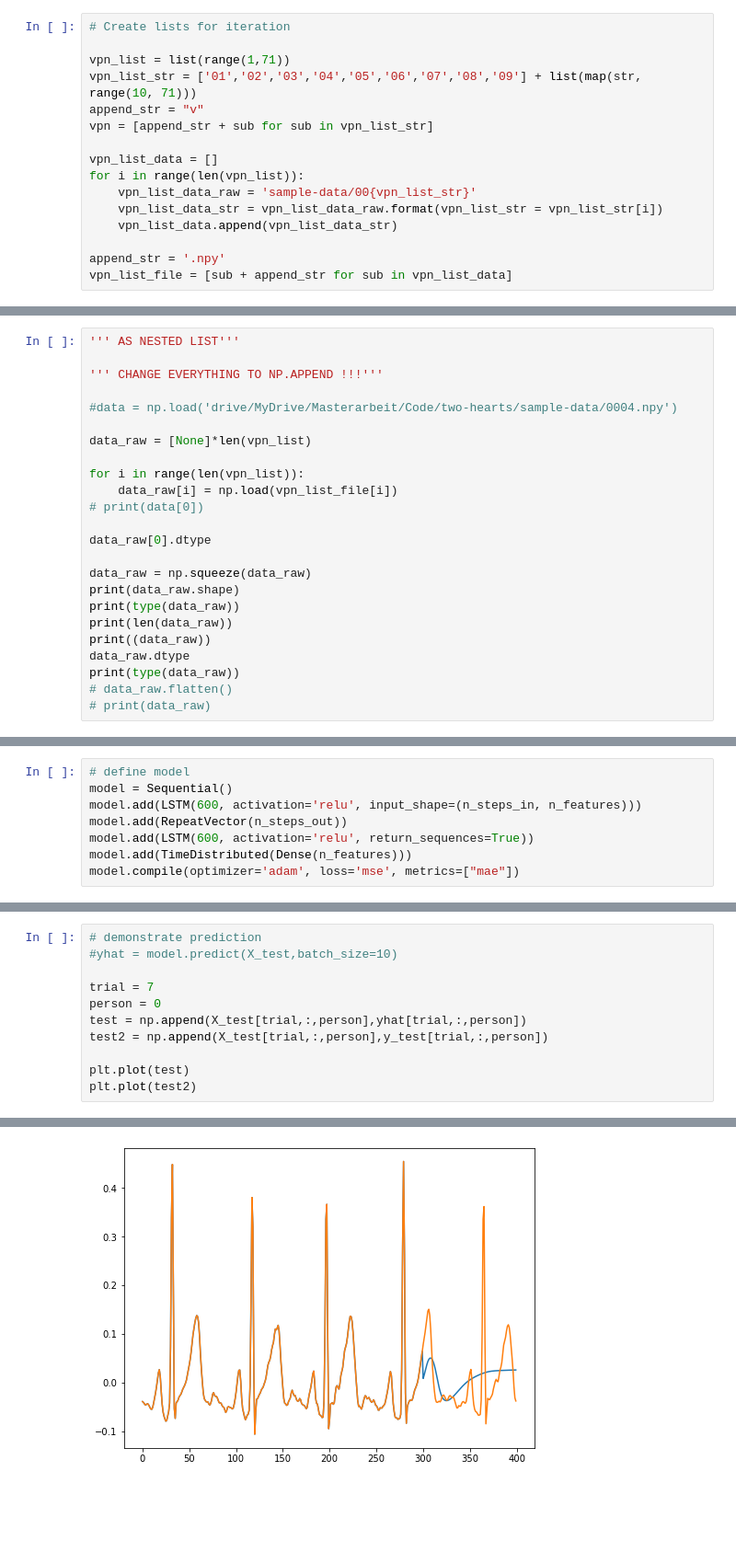
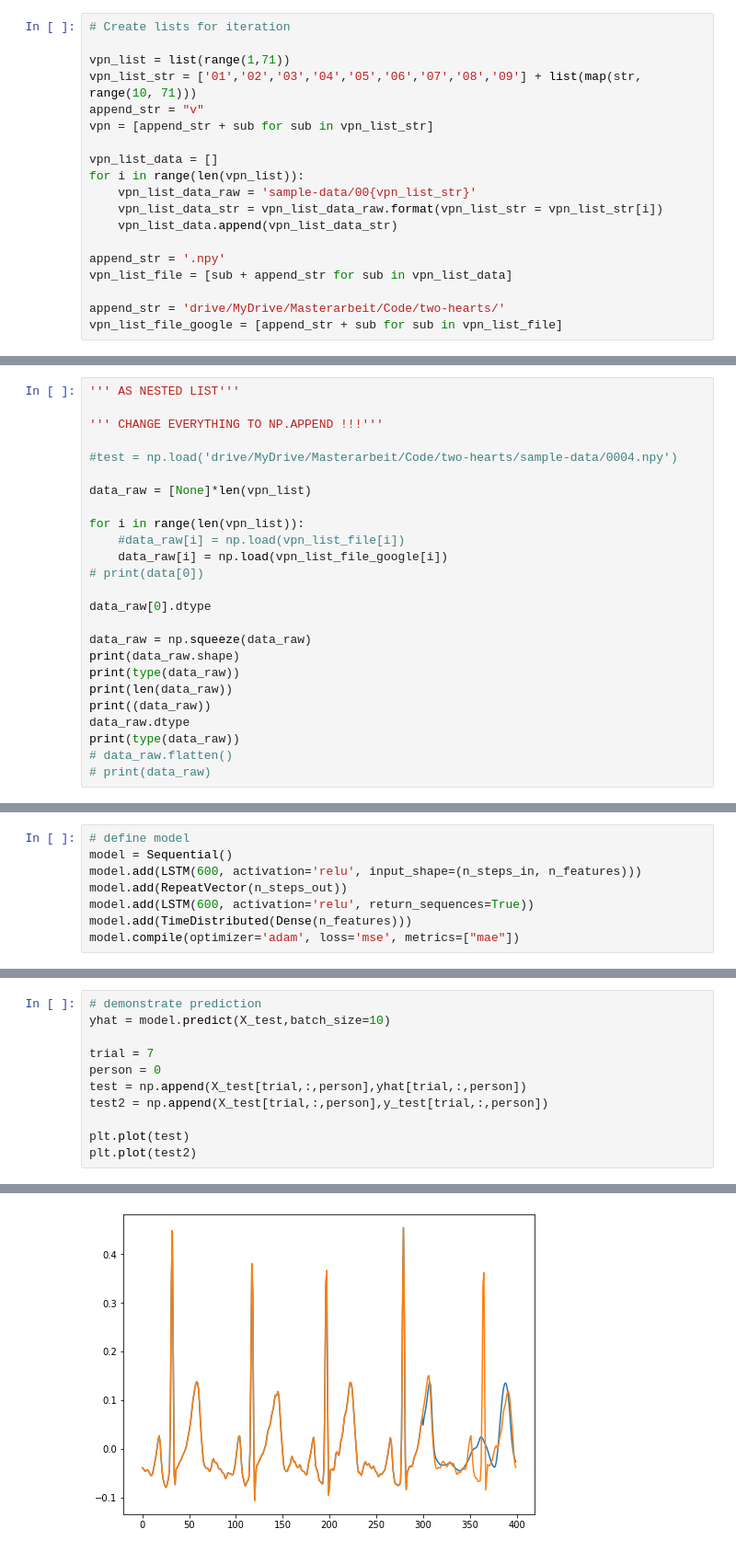
Before and after one commit to thevizzerd/two-hearts, a Jupyter notebook: 02_2D_two-hearts.ipynb, the cells around one changed output, grey strips where cells are left out. Shown at 92% size. Cells and saved outputs as stored; diff of their text form; blank space fills up the shorter version.

```diff
--- a/02_2D_two-hearts.ipynb
+++ b/02_2D_two-hearts.ipynb
@@ -39,6 +59,9 @@ for i in range(len(vpn_list)):
 
 append_str = '.npy'
 vpn_list_file = [sub + append_str for sub in vpn_list_data]
+
+append_str = 'drive/MyDrive/Masterarbeit/Code/two-hearts/'
+vpn_list_file_google = [append_str + sub for sub in vpn_list_file]
 # %%
 ''' AS DICTIONARY '''
 
@@ -59,12 +82,13 @@ vpn_list_file = [sub + append_str for sub in vpn_list_data]
 
 ''' CHANGE EVERYTHING TO NP.APPEND !!!'''
 
-#data = np.load('drive/MyDrive/Masterarbeit/Code/two-hearts/sample-data/0004.npy')
+#test = np.load('drive/MyDrive/Masterarbeit/Code/two-hearts/sample-data/0004.npy')
 
 data_raw = [None]*len(vpn_list)
 
 for i in range(len(vpn_list)):
-    data_raw[i] = np.load(vpn_list_file[i])
+    #data_raw[i] = np.load(vpn_list_file[i])
+    data_raw[i] = np.load(vpn_list_file_google[i])
 # print(data[0])
 
 data_raw[0].dtype
@@ -586,17 +609,17 @@ plt.plot(test2)
 # %%
 # demonstrate prediction
-#yhat = model.predict(X_test,batch_size=10)
+yhat = model.predict(X_test,batch_size=10)
 
 trial = 7
 person = 0
 test = np.append(X_test[trial,:,person],yhat[trial,:,person])
 test2 = np.append(X_test[trial,:,person],y_test[trial,:,person])
 
 plt.plot(test)
 plt.plot(test2)
 # %% [output]
 [<matplotlib.lines.Line2D at 0x...>]
-[figure, old version]
+[figure, new version]
 # %%
 
 yhat.shape
```
Also changed, not shown: parts of 9 cells of this notebook, 2 other files.
